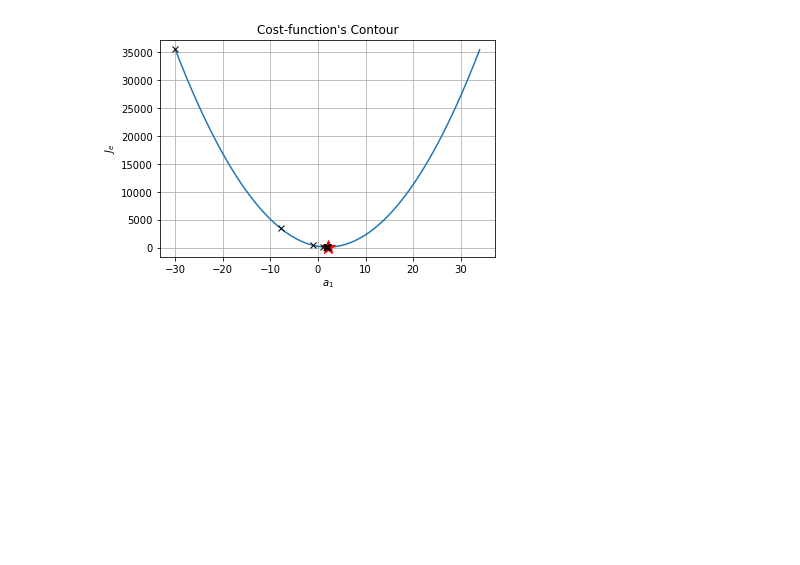
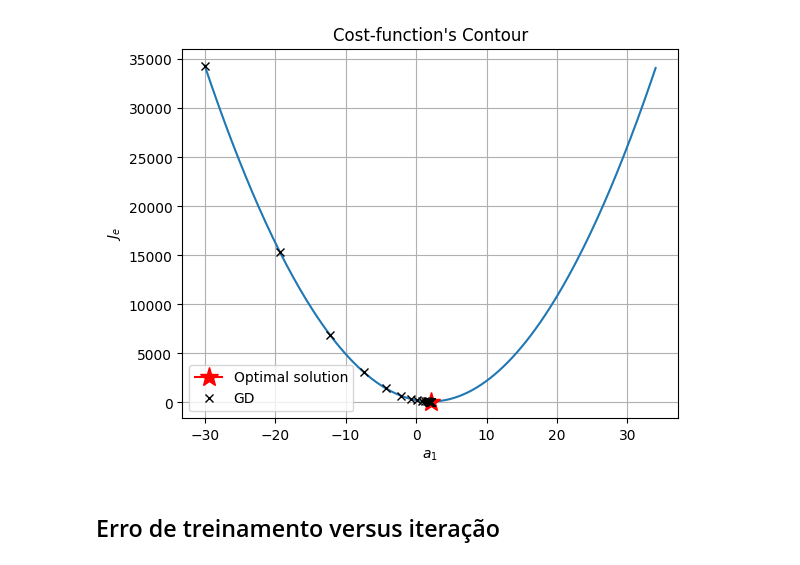
Before and after one commit to zz4fap/tp555-ml, a Jupyter notebook: exemplos/linear-regression/gradient_descent_exemplo_um_atributo.ipynb, the cells around one changed output. Cells and saved outputs as stored; diff of their text form; code cells hidden in the pictures; blank space fills up the shorter version.

```diff
--- a/exemplos/linear-regression/gradient_descent_exemplo_um_atributo.ipynb
+++ b/exemplos/linear-regression/gradient_descent_exemplo_um_atributo.ipynb
@@ -16,12 +21,14 @@ N = 1000
 # %%
 # Input values (features)
-x1 = 10.0*np.random.rand(N, 1)
+x1 = np.linspace(0, 10, N).reshape(N, 1)
 
 # True function.
 y = 2.0*x1
 
+# Noise.
+w = 10.0*np.random.randn(N, 1)
+
 # Observable function.
-# Output values (targets).
-y_noisy = y + 10.0*np.random.randn(N, 1)
+y_noisy = y + w
 # %%
 fig = plt.figure()
@@ -71,36 +91,45 @@ print(Joptimum)
 # Gradient-descent solution.
 maxNumIter = 10000
 
-alpha = 0.01
+# Learning rate.
+#alpha = 0.00003
+alpha = 0.00001
 
 # Create empty structures.
-a1_hist = np.zeros((maxNumIter))
-Jgd = np.zeros(maxNumIter)
+a1_hist = np.zeros((maxNumIter,))
+Jgd = np.zeros((maxNumIter,))
 
+# Initialize weight.
 a1 = -30
 
+# Initialize weight history.
 a1_hist[0] = a1
 
+# Initial MSE.
 yhat = a1*x1
-
 Jgd[0] = (1.0/N)*np.sum(np.power(y_noisy - yhat, 2))
 
+# Training loop.
 error = 1
 iteration = 0
-while(error > 0.0001 and iteration < maxNumIter-1):
+while(error > 0.00001 and iteration < maxNumIter-1):
 
+    # Hypothesis function.
     h = a1*x1
 
-    update = -(2.0/N)*x1.T.dot(y_noisy - h)
-
+    # Update weight with gradient information.
+    update = -x1.T.dot(y_noisy - h)
     a1 = a1 - alpha*update
 
-    a1_hist[iteration+1] = a1
+    # Update weight history.
+    a1_hist[iteration+1] = a1[0,0]
 
+    # Update MSE with new weight value.
     yhat = a1*x1
+    Jgd[iteration+1] = (1.0/N)*np.sum(np.power(y_noisy - yhat, 2))
 
-    Jgd[iteration+1] = (1.0/N)*sum(np.power(y_noisy - yhat, 2))
+    # MSE between subsequent iterations.
+    error = np.abs(Jgd[iteration] - Jgd[iteration+1])
 
-    error = np.abs(Jgd[iteration]-Jgd[iteration+1])
-
+    # Iteration counter.
     iteration += 1
@@ -107,15 +138,18 @@ while(error > 0.0001 and iteration < maxNumIter-1):
 # %%
 fig = plt.figure()
 plt.plot(A1, J)
 plt.xlabel('$a_1$')
 plt.ylabel('$J_e$')
 plt.title('Cost-function\'s Contour')
-plt.plot(a1_opt[0], Joptimum, c='r', marker='*', markersize=14)
-plt.plot(a1_hist[0:iteration], Jgd[0:iteration], 'kx')
+plt.plot(a1_opt[0], Joptimum, c='r', marker='*', markersize=14, label='Optimal solution')
+plt.plot(a1_hist[0:iteration], Jgd[0:iteration], 'kx', label='GD')
 plt.grid()
+plt.legend()
 plt.show()
 # %% [output]
-[figure, old version]
+[figure, new version]
+# %% [markdown]
+## Erro de treinamento versus iteração
 # %%
 fig = plt.figure()
 plt.plot(np.arange(0, iteration), Jgd[0:iteration])
```
Also changed, not shown: parts of 13 cells of this notebook, 1 other file.
